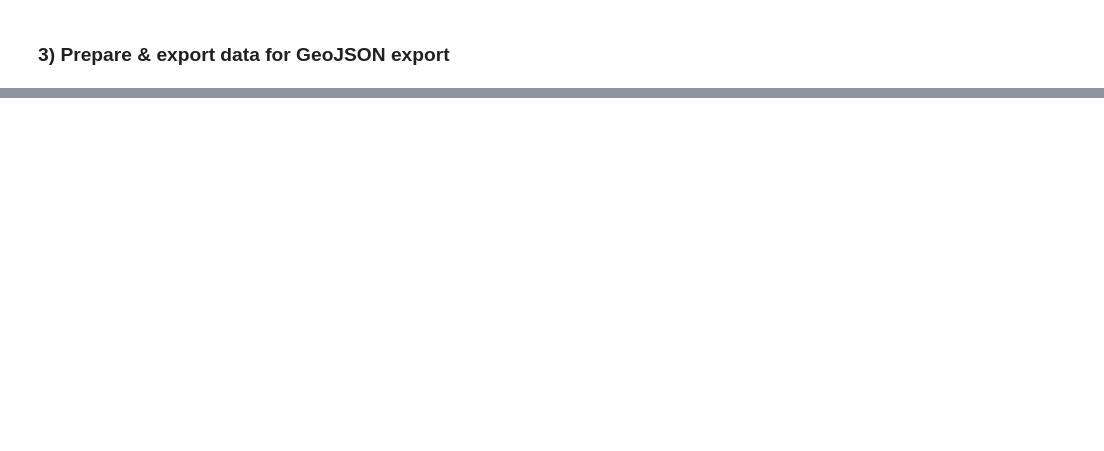
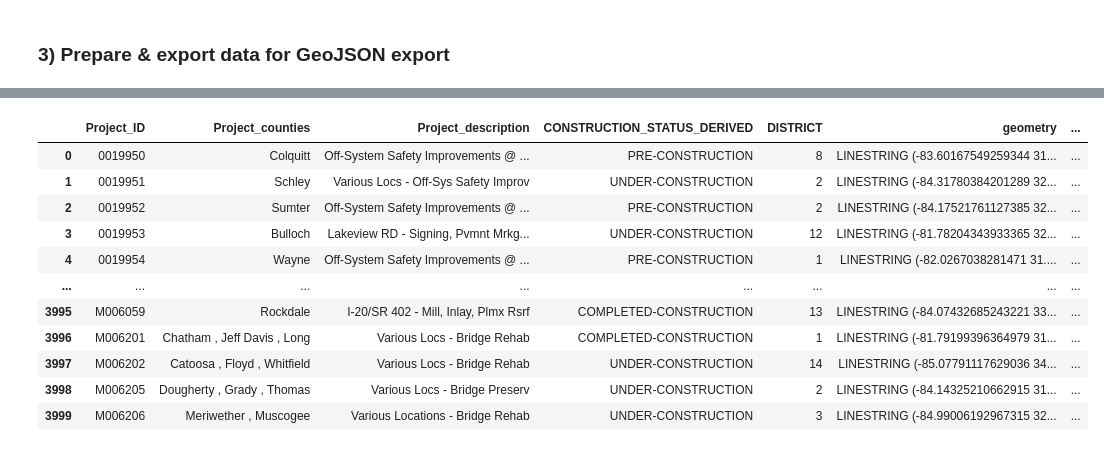
Before and after one commit to arc-research-analytics/gdot_pipeline, a Jupyter notebook: GDOT_explorer.ipynb, the cells around one changed output, grey strips where cells are left out. Saved outputs shown, nothing was run; the diff lists cells and outputs as text; code cells hidden in the pictures; blank space fills up the shorter version.

Commit message:
Deploying to gh-pages from @ arc-research-analytics/gdot_pipeline@f3fa977df026f5570d8e03f438913ebe89b4550a 🚀

```diff
--- a/GDOT_explorer.ipynb
+++ b/GDOT_explorer.ipynb
@@ -678,0 +465,84 @@ gdot_projects
+# %%
+# pare down the API exported GeoDataFrame
+gdot_projects_slimmed = gdot_projects[[
+    'Project_ID',
+    'Project_counties',
+    'Project_description',
+    'CONSTRUCTION_STATUS_DERIVED',
+    'DISTRICT',
+    'geometry',
+]]
+
+# merge with what we already have
+gdot_joined = pd.merge(
+    gdot_projects_slimmed,
+    GDOT_master,
+    how='left',
+    on='Project_ID'
+)
+
+# drop any duplicate rows based on both 'Project_ID' and 'DISTRICT'
+gdot_joined = gdot_joined.drop_duplicates(
+    subset=['Project_ID', 'DISTRICT'], keep='first'
+)
+
+# calculate summary statistics for each group
+summary_stats = gdot_joined.groupby(['CONSTRUCTION_STATUS_DERIVED', 'DISTRICT']).agg(
+    total_projects=('Total_Cost', 'count'),      # Count the number of projects
+    total_cost=('Total_Cost', 'sum'),            # Sum of the total cost
+    average_cost=('Total_Cost', 'mean')          # Average cost
+).reset_index()
+
+# calculate the total projects for each Distict and add it as a row where 'CONSTRUCTION_STATUS_DERIVED' is 'Total'
+total_projects = summary_stats.groupby('DISTRICT').agg(
+    total_projects=('total_projects', 'sum'),
+    total_cost=('total_cost', 'sum'),
+).reset_index()
+
+# calculate the average cost for each Distict and add it as a row where 'CONSTRUCTION_STATUS_DERIVED' is 'Total'
+total_projects['average_cost'] = total_projects['total_cost'] / \
+    total_projects['total_projects']
+
+total_projects['CONSTRUCTION_STATUS_DERIVED'] = 'ALL'
+
+# add the total projects row to the summary_stats DataFrame
+summary_stats_ALL = pd.concat(
+    [summary_stats, total_projects], ignore_index=True)
+summary_stats_ALL.to_csv('test_summarystats.csv', index=False)
+
+# Exporting the DataFrame to a JSON & CSV
+summary_stats_ALL.to_json('data/summary-stats.json',
+                          orient='records', indent=4)
+
+# Ensure all properties are JSON serializable
+gdot_joined = gdot_joined.replace(
+    {np.nan: None, np.inf: None, -np.inf: None})
+
+# create a new GeoJSON feature collection with a unique integer ID for each feature
+features = []
+for i, row in gdot_joined.iterrows():
+
+    feature = {
+        'type': 'Feature',
+        'id': i + 1,  # assign a unique integer ID
+        'properties': row.drop('geometry').to_dict(),
+        'geometry': row['geometry'].__geo_interface__
+    }
+    features.append(feature)
+
+# create a new GeoJSON feature collection
+collection = {
+    'type': 'FeatureCollection',
+    'features': features
+}
+
+# export the feature collection to a GeoJSON file
+with open("data/GDOT_export.geojson", 'w') as f:
+    json.dump(collection, f)
+
+# print status
+print(f"✅ Successfully exported {len(gdot_joined):,} records!")
+
+# Display final GeoDataFrame
+gdot_joined
+# %% [output]
@@ -678,0 +550,12 @@ gdot_projects
+|  | Project_ID | Project_counties | Project_description | CONSTRUCTION_STATUS_DERIVED | DISTRICT | geometry | ... |
+| 0 | 0019950 | Colquitt | Off-System Safety Improvements @ ... | PRE-CONSTRUCTION | 8 | LINESTRING (-83.60167549259344 31... | ... |
+| 1 | 0019951 | Schley | Various Locs - Off-Sys Safety Improv | UNDER-CONSTRUCTION | 2 | LINESTRING (-84.31780384201289 32... | ... |
+| 2 | 0019952 | Sumter | Off-System Safety Improvements @ ... | PRE-CONSTRUCTION | 2 | LINESTRING (-84.17521761127385 32... | ... |
+| 3 | 0019953 | Bulloch | Lakeview RD - Signing, Pvmnt Mrkg... | UNDER-CONSTRUCTION | 12 | LINESTRING (-81.78204343933365 32... | ... |
+| 4 | 0019954 | Wayne | Off-System Safety Improvements @ ... | PRE-CONSTRUCTION | 1 | LINESTRING (-82.0267038281471 31.... | ... |
+| ... | ... | ... | ... | ... | ... | ... | ... |
+| 3995 | M006059 | Rockdale | I-20/SR 402 - Mill, Inlay, Plmx Rsrf | COMPLETED-CONSTRUCTION | 13 | LINESTRING (-84.07432685243221 33... | ... |
+| 3996 | M006201 | Chatham , Jeff Davis , Long | Various Locs - Bridge Rehab | COMPLETED-CONSTRUCTION | 1 | LINESTRING (-81.79199396364979 31... | ... |
+| 3997 | M006202 | Catoosa , Floyd , Whitfield | Various Locs - Bridge Rehab | UNDER-CONSTRUCTION | 14 | LINESTRING (-85.07791117629036 34... | ... |
+| 3998 | M006205 | Dougherty , Grady , Thomas | Various Locs - Bridge Preserv | UNDER-CONSTRUCTION | 2 | LINESTRING (-84.14325210662915 31... | ... |
+| 3999 | M006206 | Meriwether , Muscogee | Various Locations - Bridge Rehab | UNDER-CONSTRUCTION | 3 | LINESTRING (-84.99006192967315 32... | ... |
```
Also changed, not shown: parts of 11 cells of this notebook, 10 other files.
